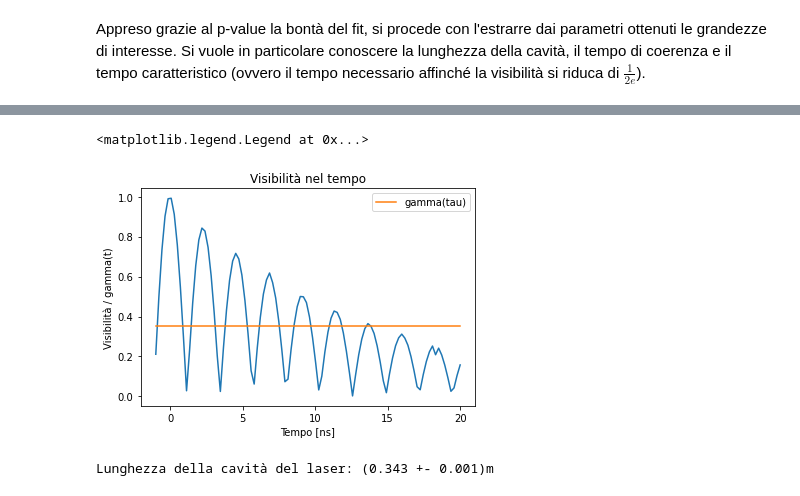
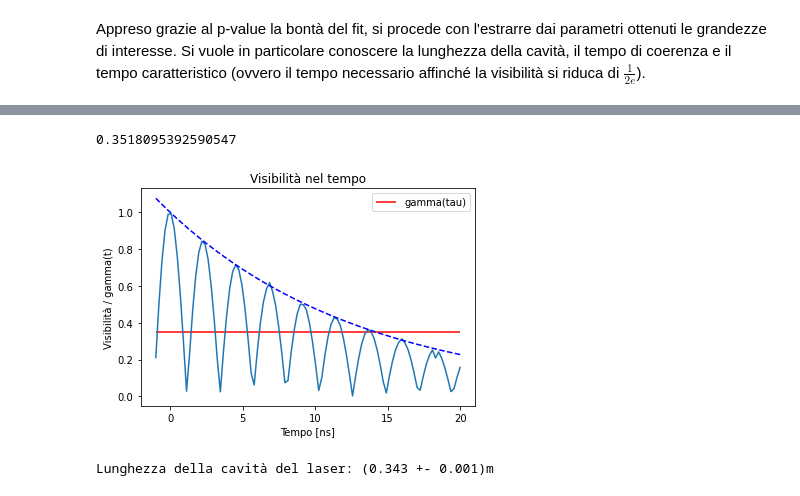
Before and after one commit to Unoaccaso/lab_projects, a Jupyter notebook: interferometro_michelson.ipynb, the cells around one changed output, grey strips where cells are left out. Cells and saved outputs as stored; diff of their text form; code cells hidden in the pictures.

```diff
--- a/interferometro_michelson.ipynb
+++ b/interferometro_michelson.ipynb
@@ -168,14 +168,16 @@ tau value: ( 13.5 +-  0.4)ns
 # %%
 x = np.linspace(-1, 20, 100)
 plt.plot(x, rs(best_par, x))
-plt.plot(x, [rs(best_par, tau)]*len(x), label = 'gamma(tau)')
+plt.hlines(rs(best_par, tau), -1, 20,  label = 'gamma(tau)', color='red')
+plt.plot(x, np.exp(-best_par[0]*x/2), '--', color='blue')
 plt.title('Visibilità nel tempo')
 plt.xlabel('Tempo [ns]')
 plt.ylabel('Visibilità / gamma(t)')
 plt.legend()
+print(rs(best_par, tau))
 # %% [output]
-<matplotlib.legend.Legend at 0x...>
+0.3518095392590547
-[figure, old version]
+[figure, new version]
 # %%
 # lunghezza della cavità
 L = cost.pi*cost.c/(par[2]*1e9)
```
Also changed, not shown: parts of 1 cell of this notebook.
